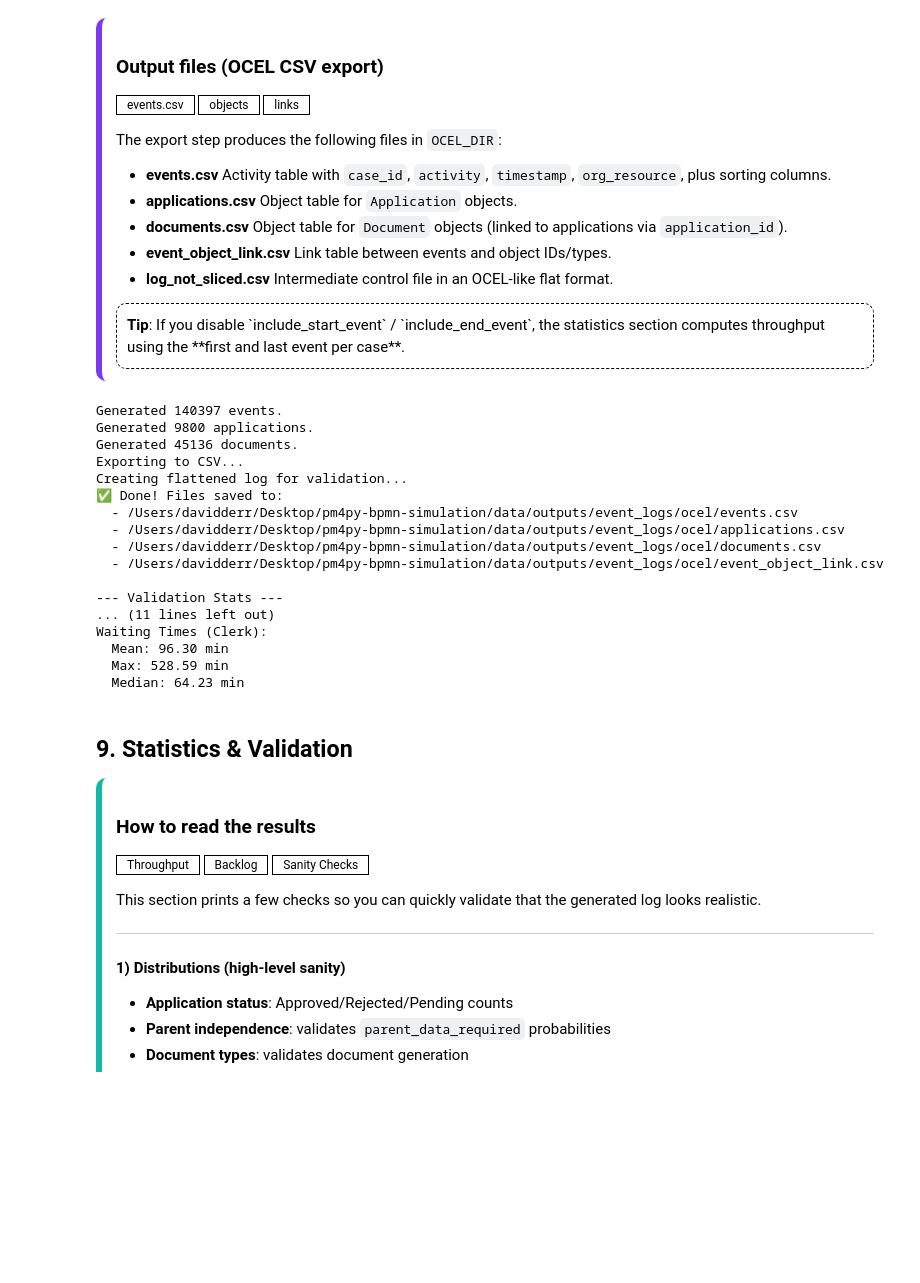
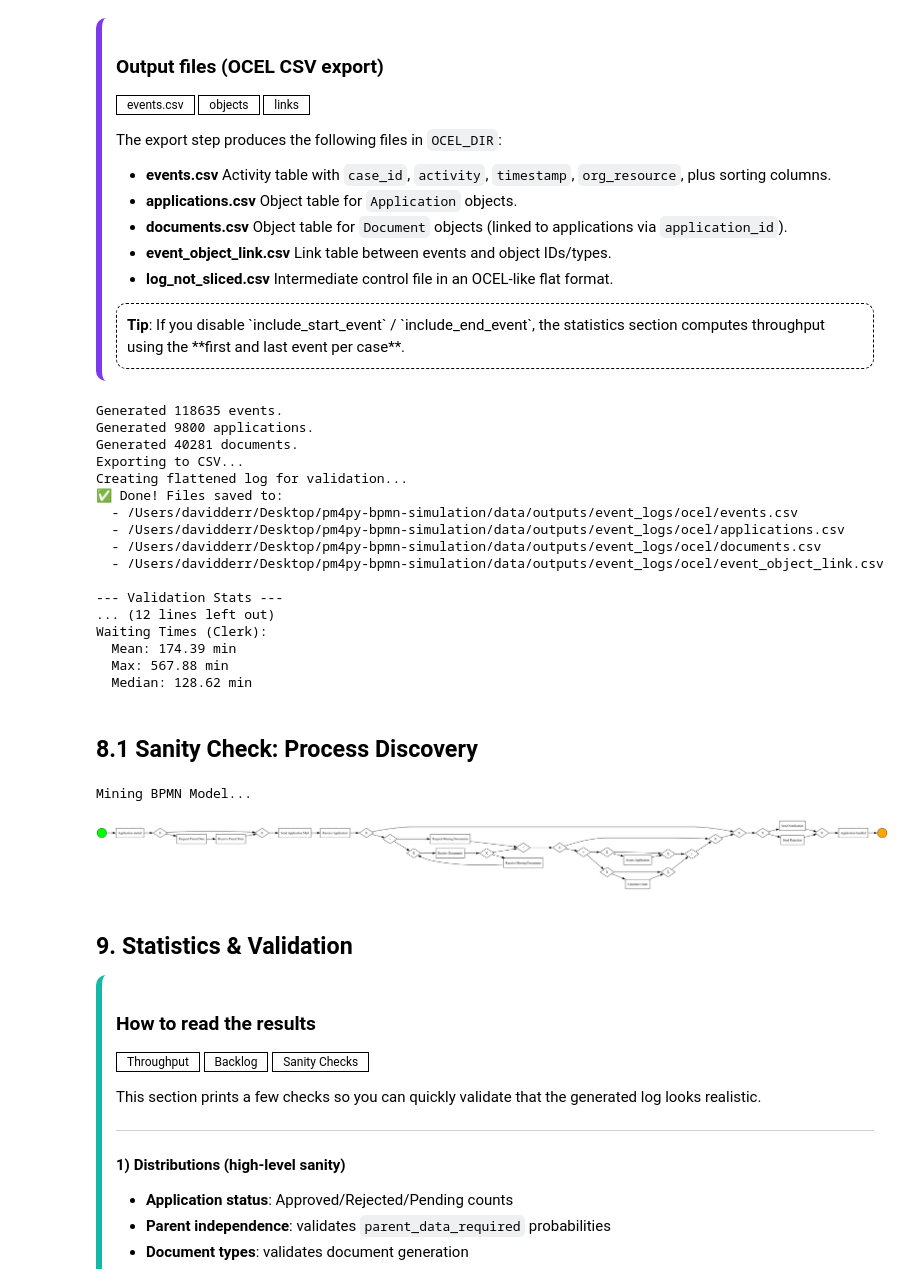
Before and after one commit to mdukhan/pm4py-bpmn-simulation, a Jupyter notebook: notebooks/sim_ocel.ipynb, the cells around one changed output. Saved outputs shown, nothing was run; the diff lists cells and outputs as text; code cells hidden in the pictures; blank space fills up the shorter version.

Commit message:
final version v1.0 todos: - doctime needs to be more realistic (180minutes worst-case) - check deviations - update tex-file

```diff
--- a/notebooks/sim_ocel.ipynb
+++ b/notebooks/sim_ocel.ipynb
@@ -259,17 +212,22 @@ class Document:
     doc_type: str
     doc_category: str
     status: str = "Missing"  # 'Missing', 'Received'
-    submission_date: Optional[datetime] = None
+    submission_time: Optional[float] = None
     reviewed: bool = False  # Added to track if document has been reviewed
 
-    def to_dict(self) -> dict:
+    def to_dict(self, start_date: datetime) -> dict:
+        submission_str = None
+        if self.submission_time is not None:
+            ts = start_date + timedelta(minutes=self.submission_time)
+            submission_str = ts.strftime('%Y-%m-%d %H:%M:%S')
+
         return {
             'document_id': self.document_id,
             'application_id': self.application_id,
             'doc_type': self.doc_type,
             'doc_category': self.doc_category,
             'status': self.status,
-            'submission_date': self.submission_date.isoformat() if self.submission_date else None,
+            'submission_date': submission_str,
             'reviewed': self.reviewed
         }
 
@@ -279,18 +237,19 @@ class Event:
     """Represents an event in the process."""
     event_id: str
     activity: str
-    timestamp: datetime
+    sim_time: float
     sorting_integer: int
     org_resource: str
     linked_objects: List[Tuple[str, str]] = field(default_factory=list)  # [(object_id, object_type), ...]
     case_id: str = ""  # Added for compatibility
 
-    def to_dict(self) -> dict:
+    def to_dict(self, start_date: datetime) -> dict:
+        ts = start_date + timedelta(minutes=self.sim_time)
         return {
             'event_id': self.event_id,
             'case_id': self.case_id,
             'activity': self.activity,
-            'timestamp': self.timestamp.isoformat(),
+            'timestamp': ts.strftime('%Y-%m-%d %H:%M:%S'),
             'sorting_integer': self.sorting_integer,
             'org_resource': self.org_resource
         }
@@ -941,9 +989,9 @@ print(f"Generated {len(sim.applications)} applications.")
 print(f"Generated {len(sim.documents)} documents.")
 
 # Create DataFrames
-df_events = pd.DataFrame([e.to_dict() for e in sim.events])
+df_events = pd.DataFrame([e.to_dict(START_DATE) for e in sim.events])
 df_apps = pd.DataFrame([a.to_dict() for a in sim.applications])
-df_docs = pd.DataFrame([d.to_dict() for d in sim.documents])
+df_docs = pd.DataFrame([d.to_dict(START_DATE) for d in sim.documents])
 
 # Create Event-Object Links
 links = []
@@ -992,9 +1040,9 @@ if sim.waiting_times_minutes['Clerk']:
 else:
     print("  No waiting times recorded.")
 # %% [output]
-Generated 140397 events.
+Generated 118635 events.
 Generated 9800 applications.
-Generated 45136 documents.
+Generated 40281 documents.
 Exporting to CSV...
 Creating flattened log for validation...
 ✅ Done! Files saved to:
@@ -1004,11 +1052,37 @@ Creating flattened log for validation...
   - /Users/davidderr/Desktop/pm4py-bpmn-simulation/data/outputs/event_logs/ocel/event_object_link.csv
 
 --- Validation Stats ---
-... (11 lines left out)
+... (12 lines left out)
 Waiting Times (Clerk):
-  Mean: 96.30 min
-  Max: 528.59 min
-  Median: 64.23 min
+  Mean: 174.39 min
+  Max: 567.88 min
+  Median: 128.62 min
+# %% [markdown]
+## 8.1 Sanity Check: Process Discovery
+# %%
+import pm4py
+import graphviz
+
+# 1. Daten vorbereiten (PM4Py erwartet spezifische Spaltennamen oder Parameter)
+# Wir nutzen den bereits erstellten DataFrame 'df_events'
+log_df = df_events.rename(columns={
+    'case_id': 'case:concept:name',
+    'activity': 'concept:name',
+    'timestamp': 'time:timestamp'
+}).copy()
+
+# Convert timestamp to datetime
+log_df['time:timestamp'] = pd.to_datetime(log_df['time:timestamp'])
+
+# 2. Process Discovery (Inductive Miner ist robust und gut für Petri-Netze)
+print("Mining BPMN Model...")
+bpmn_model = pm4py.discover_bpmn_inductive(log_df)
+
+# 3. Visualisierung
+pm4py.view_bpmn(bpmn_model)
+# %% [output]
+Mining BPMN Model...
+[figure, added]
 # %% [markdown]
 ## 9. Statistics & Validation
 
```
Also changed, not shown: parts of 9 cells of this notebook, 7 other files.
